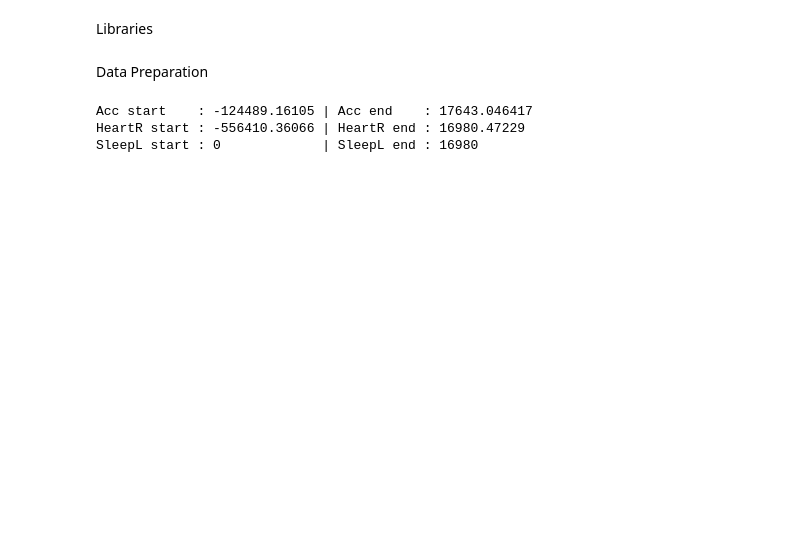
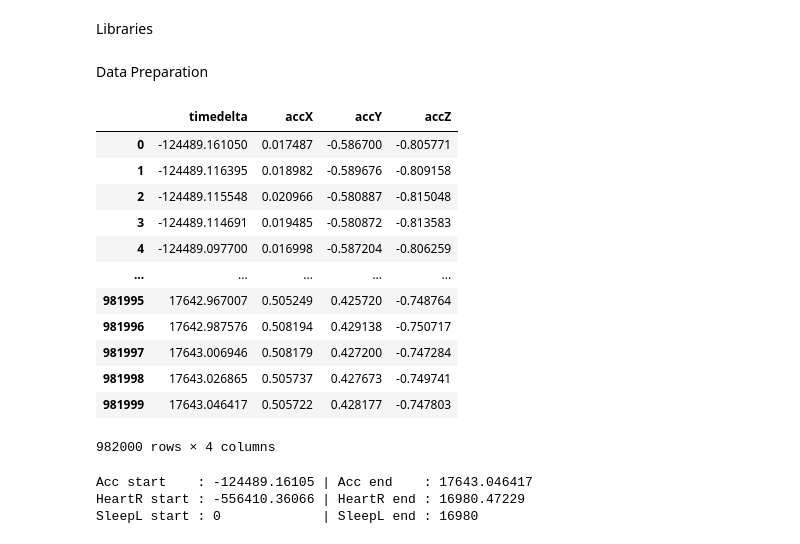
Before and after one commit to Napatji/ML, a Jupyter notebook: Activity 8/Activity8.ipynb, the cells around one changed output. Cells and saved outputs as stored; diff of their text form; code cells hidden in the pictures; blank space fills up the shorter version.

```diff
--- a/Activity 8/Activity8.ipynb
+++ b/Activity 8/Activity8.ipynb
@@ -20,9 +19,26 @@ Data Preparation
 # %%
 # Load data from csv 3 files
 # acceleration.txt, heartrate.txt, labeled_sleep.txt
 ACC = pd.read_csv('46343_acceleration.txt', sep = ' ',names=['timedelta', 'accX', 'accY', 'accZ'])
 HeartR = pd.read_csv('46343_heartrate.txt', sep = ',',names=['timedelta', 'heartrate'])
 SleepL = pd.read_csv('46343_labeled_sleep.txt', sep = ' ',names=['timedelta', 'sleep'])
+ACC
+# HeartR
+# SleepL
+# %% [output]
+|  | timedelta | accX | accY | accZ |
+| 0 | -124489.161050 | 0.017487 | -0.586700 | -0.805771 |
+| 1 | -124489.116395 | 0.018982 | -0.589676 | -0.809158 |
+| 2 | -124489.115548 | 0.020966 | -0.580887 | -0.815048 |
+| 3 | -124489.114691 | 0.019485 | -0.580872 | -0.813583 |
+| 4 | -124489.097700 | 0.016998 | -0.587204 | -0.806259 |
+| ... | ... | ... | ... | ... |
+| 981995 | 17642.967007 | 0.505249 | 0.425720 | -0.748764 |
+| 981996 | 17642.987576 | 0.508194 | 0.429138 | -0.750717 |
+| 981997 | 17643.006946 | 0.508179 | 0.427200 | -0.747284 |
+| 981998 | 17643.026865 | 0.505737 | 0.427673 | -0.749741 |
+| 981999 | 17643.046417 | 0.505722 | 0.428177 | -0.747803 |
+982000 rows × 4 columns
 # %%
 # Check ‘timedelta’ max(), min() of ACC, HeartR, SleepL (ช่วงเวลาที่มีข้อมูลใกล้กัน)
 ACC_max_date = ACC['timedelta'].max()
```
Also changed, not shown: parts of 23 cells of this notebook, 5 other files.
